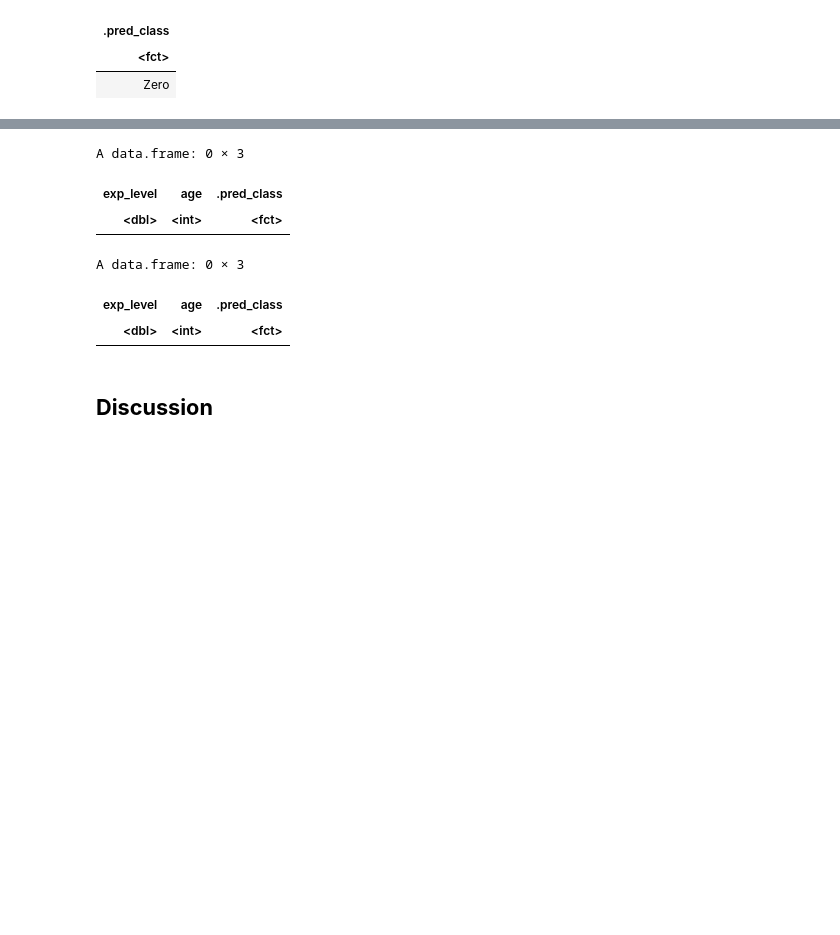
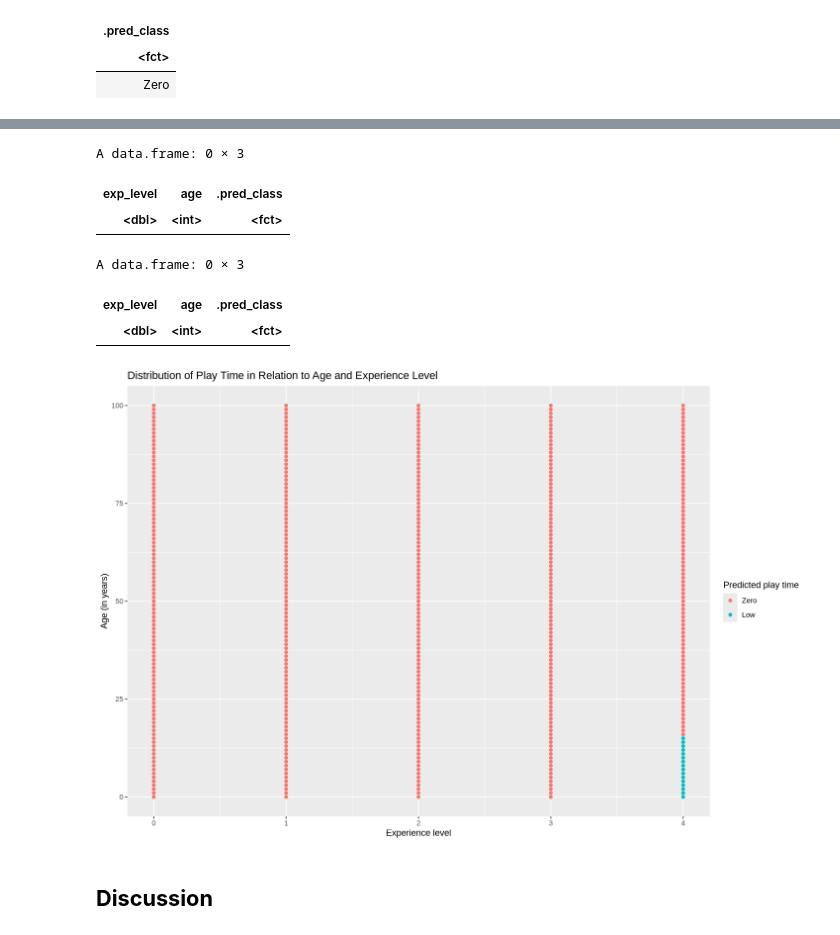
Before and after one commit to amazingk147/DSCI100-Project-Group-42, a Jupyter notebook: project_notebook.ipynb, the cells around one changed output, grey strips where cells are left out. Cells and saved outputs as stored; diff of their text form; code cells hidden in the pictures; blank space fills up the shorter version.

```diff
--- a/project_notebook.ipynb
+++ b/project_notebook.ipynb
@@ -336,32 +345,46 @@ A data.frame: 6 × 2
 # %%
 #Prep fake_players so that the model can be ran on it
 
 fake_players_prep <- bake(prep(player_recipe, training = data_training), new_data = fake_players)
 
 predicted_classes <- predict(player_fit, fake_players_prep)
 
 predicted_probs <- predict(player_fit, fake_players_prepped)
 
 
-#Run the model and filter for the predicted classes of 'High' and 'Extreme' so that we can see
-#which players give us high output play time.
+# Run the model and filter for the predicted classes of 'High' and 'Extreme' so that we can see
+# which players give us high output playtime.
 
 fake_players_results_high <- fake_players |>
     bind_cols(predicted_classes)|>
     filter(.pred_class=='High')
 fake_players_results_high
 
 fake_players_results_extreme <- fake_players |>
     bind_cols(predicted_classes)|>
     filter(.pred_class=='Extreme')
 fake_players_results_extreme
+
+#Graph to show distribution of playtime
+
+fake_players_results <- fake_players |>
+    bind_cols(predicted_classes)
+
+options(repr.plot.width=12, repr.plot.height=8)
+fake_players_plot <- fake_players_results|>
+                ggplot(aes(x=exp_level, y=age, color=.pred_class))+
+                geom_point()+
+                labs(x="Experience level", y="Age (in years)", color= "Predicted play time")+
+                ggtitle("Distribution of Play Time in Relation to Age and Experience Level")
+fake_players_plot
 # %% [output]
 A data.frame: 0 × 3
 | exp_level | age | .pred_class |
 | <dbl> | <int> | <fct> |
 A data.frame: 0 × 3
 | exp_level | age | .pred_class |
 | <dbl> | <int> | <fct> |
+[figure, added]
 # %% [markdown]
 ## **Discussion**
 # %% [markdown]
```
Also changed, not shown: parts of 1 cell of this notebook.
